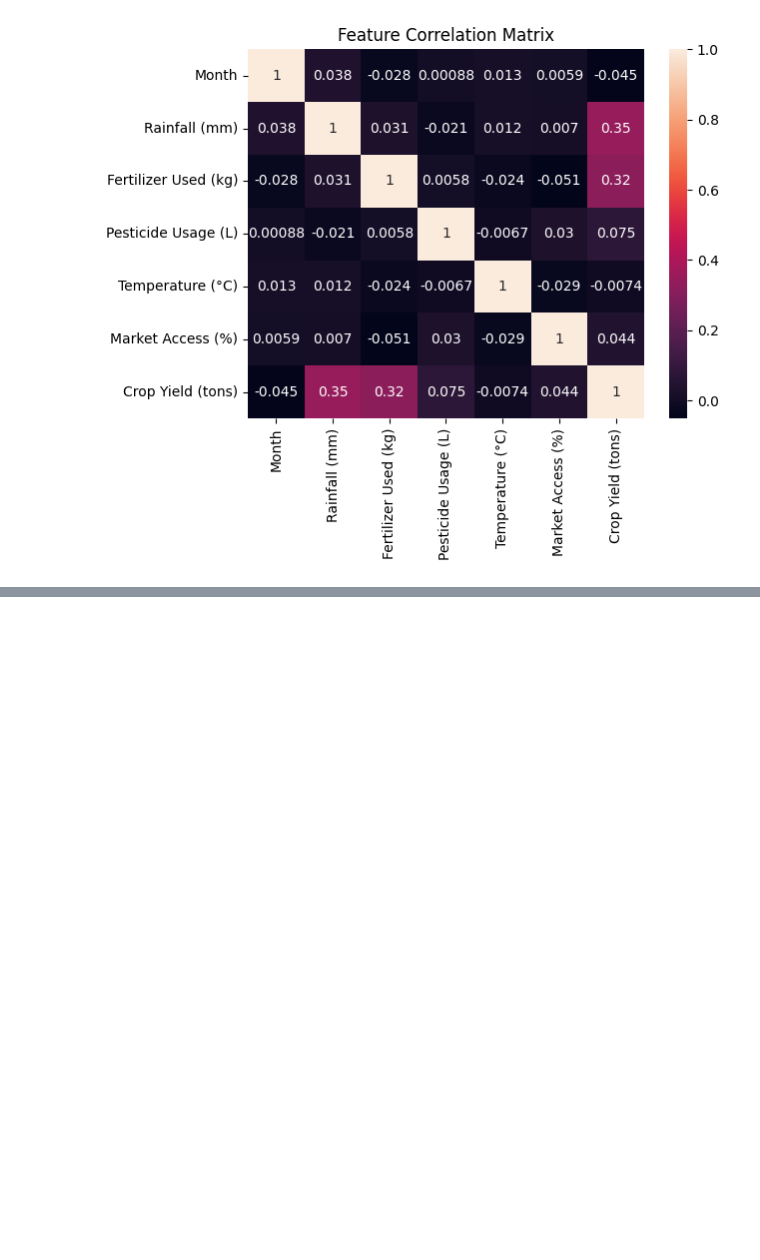
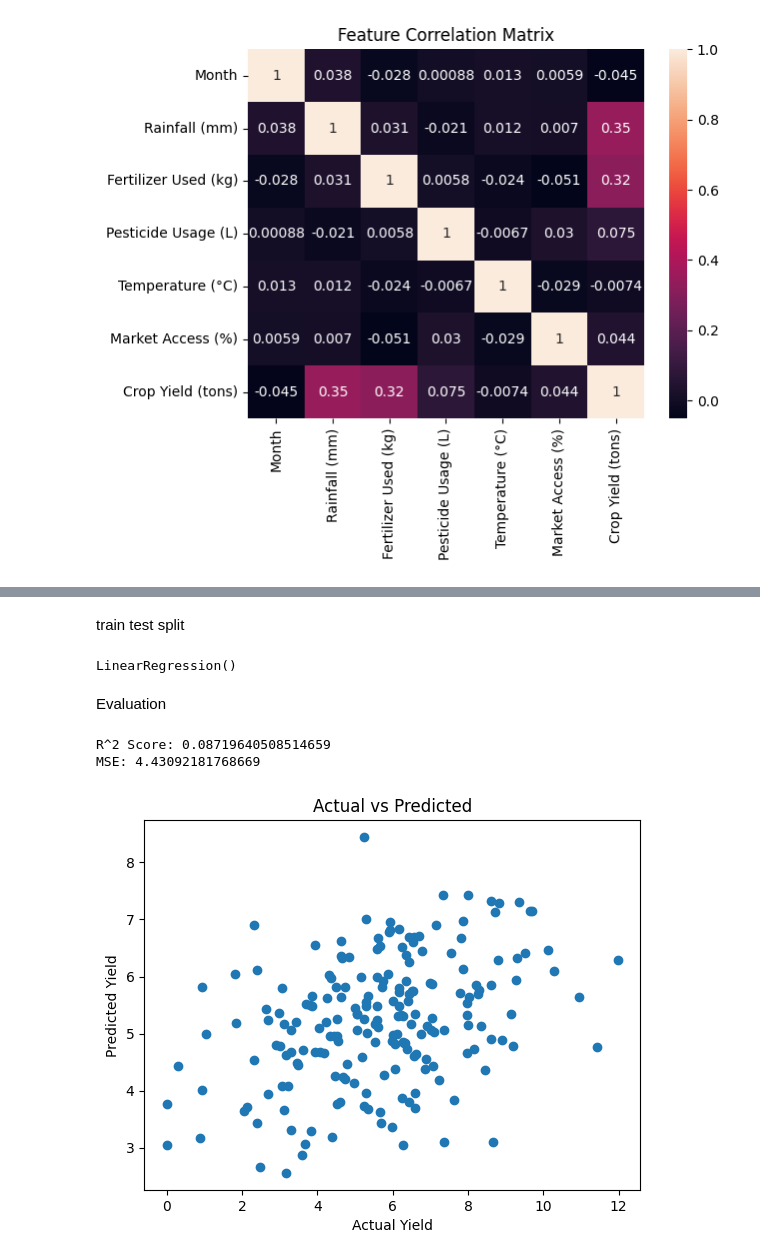
Before and after one commit to Mainabryan/agriculture_yield_model, a Jupyter notebook: agriculture_yield_datset.ipynb, the cells around one changed output, grey strips where cells are left out. Drawn from its saved outputs; the diff is of its cells as text; code cells hidden in the pictures; blank space fills up the shorter version.

Commit message:
Creating a model codes for these agricuture _yield  model using multi linear regression

```diff
--- a/agriculture_yield_datset.ipynb
+++ b/agriculture_yield_datset.ipynb
@@ -171,0 +178,31 @@ display(numerical_data.corr())
+# %%
+# Use the already encoded DataFrame (df_encoded) for features
+X = df_encoded.drop("Crop Yield (tons)", axis=1)   # All features (remove target)
+y = df_encoded["Crop Yield (tons)"] # Target variable
+# %% [markdown]
+train test split
+# %%
+X_train, X_test, y_train, y_test = train_test_split(X, y, test_size=0.2, random_state=42)
+# %%
+model = LinearRegression()
+model.fit(X_train, y_train)
+# %% [output]
+LinearRegression()
+# %% [markdown]
+ Evaluation
+# %%
+y_pred = model.predict(X_test)
+
+print("R^2 Score:", r2_score(y_test, y_pred))
+print("MSE:", mean_squared_error(y_test, y_pred))
+# %% [output]
+R^2 Score: 0.08719640508514659
+MSE: 4.43092181768669
+# %%
+plt.scatter(y_test, y_pred)
+plt.xlabel("Actual Yield")
+plt.ylabel("Predicted Yield")
+plt.title("Actual vs Predicted")
+plt.show()
+# %% [output]
+[figure, added]
```
Also changed, not shown: parts of 4 cells of this notebook.
